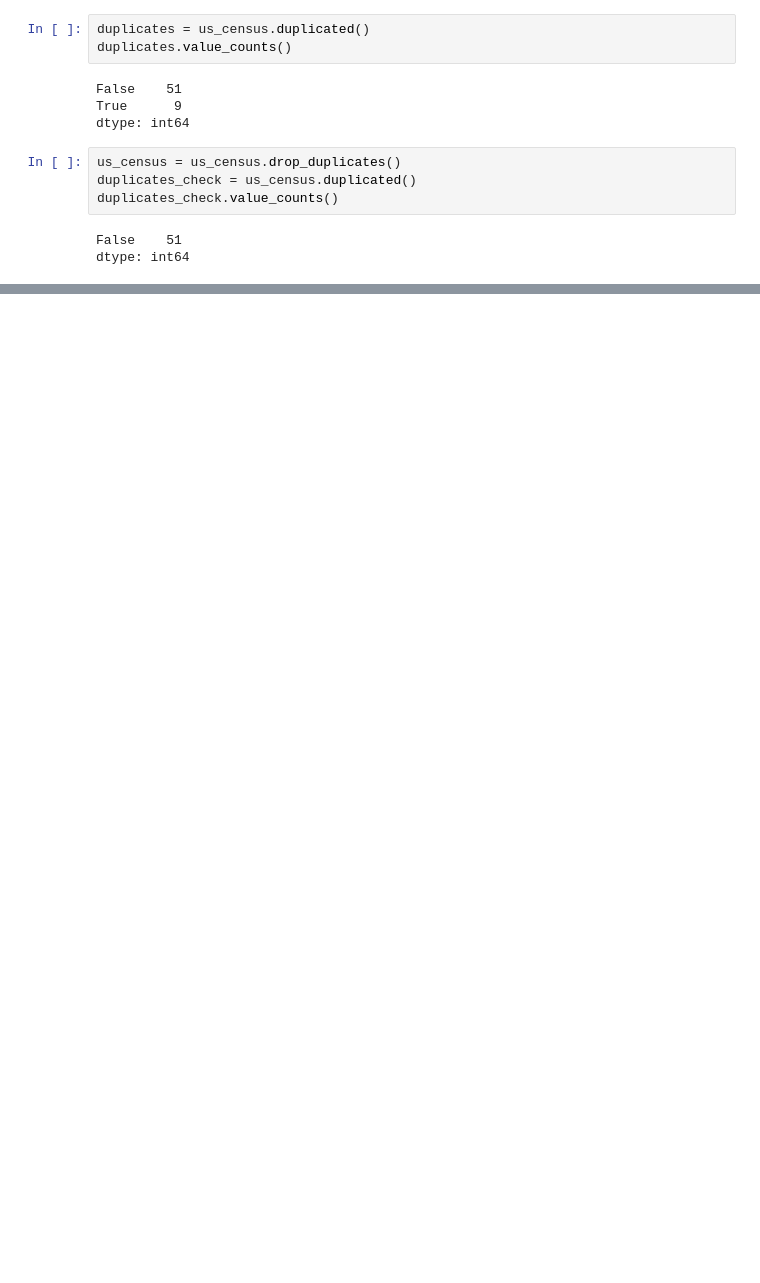
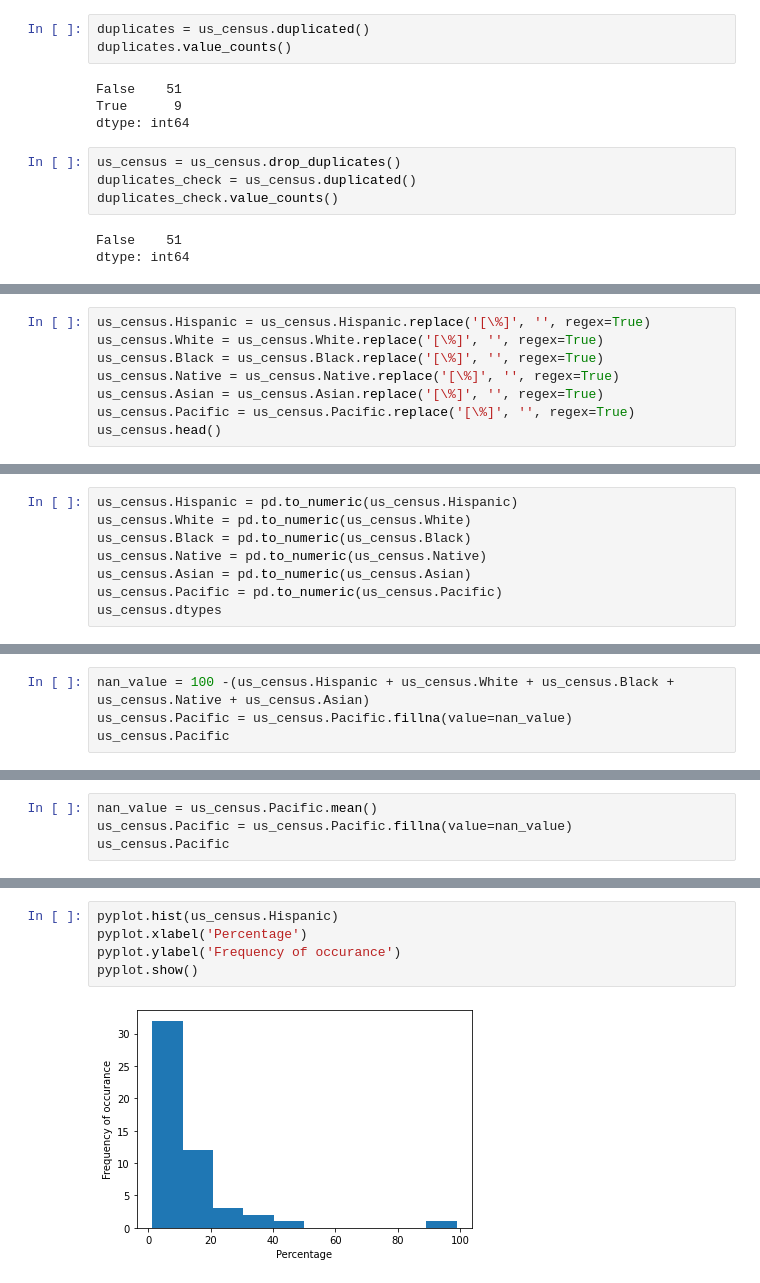
Before and after one commit to ammad19/AI-course-exercises, a Jupyter notebook: pandas_assignment.ipynb, the cells around one changed output, grey strips where cells are left out. Saved outputs shown, nothing was run; the diff lists cells and outputs as text; blank space fills up the shorter version.

```diff
--- a/pandas_assignment.ipynb
+++ b/pandas_assignment.ipynb
@@ -291,0 +296,8 @@ pyplot.show()
+# %%
+us_census.Hispanic = us_census.Hispanic.replace('[\%]', '', regex=True)
+us_census.White = us_census.White.replace('[\%]', '', regex=True)
+us_census.Black = us_census.Black.replace('[\%]', '', regex=True)
+us_census.Native = us_census.Native.replace('[\%]', '', regex=True)
+us_census.Asian = us_census.Asian.replace('[\%]', '', regex=True)
+us_census.Pacific = us_census.Pacific.replace('[\%]', '', regex=True)
+us_census.head()
@@ -291,0 +311,8 @@ pyplot.show()
+# %%
+us_census.Hispanic = pd.to_numeric(us_census.Hispanic)
+us_census.White = pd.to_numeric(us_census.White)
+us_census.Black = pd.to_numeric(us_census.Black)
+us_census.Native = pd.to_numeric(us_census.Native)
+us_census.Asian = pd.to_numeric(us_census.Asian)
+us_census.Pacific = pd.to_numeric(us_census.Pacific)
+us_census.dtypes
@@ -291,0 +349,4 @@ pyplot.show()
+# %%
+nan_value = 100 -(us_census.Hispanic + us_census.White + us_census.Black + us_census.Native + us_census.Asian)
+us_census.Pacific = us_census.Pacific.fillna(value=nan_value)
+us_census.Pacific
@@ -291,0 +371,4 @@ pyplot.show()
+# %%
+nan_value = us_census.Pacific.mean()
+us_census.Pacific = us_census.Pacific.fillna(value=nan_value)
+us_census.Pacific
@@ -291,0 +402,7 @@ pyplot.show()
+# %%
+pyplot.hist(us_census.Hispanic)
+pyplot.xlabel('Percentage')
+pyplot.ylabel('Frequency of occurance')
+pyplot.show()
+# %% [output]
+[figure, added]
```
Also changed, not shown: parts of 28 cells of this notebook.
